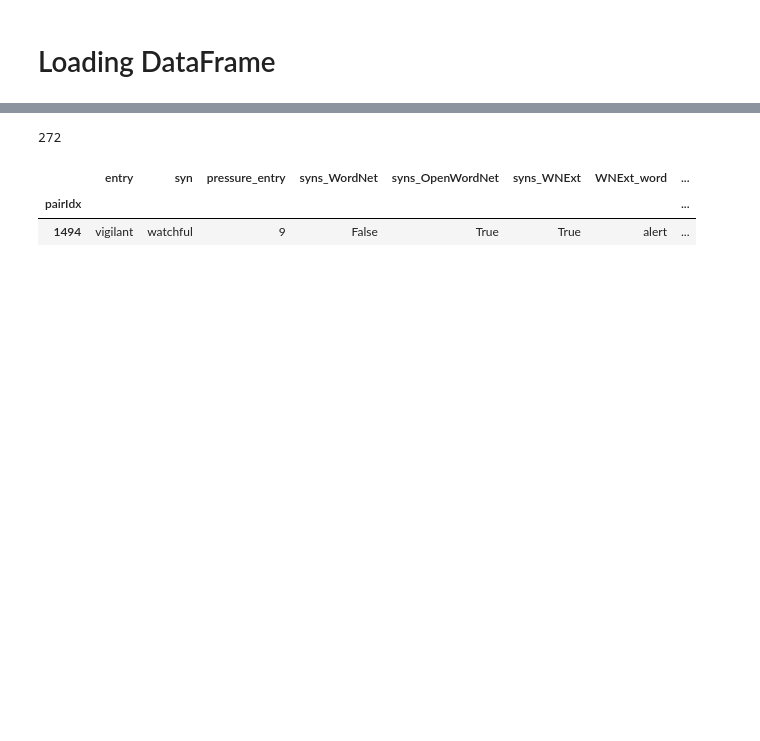
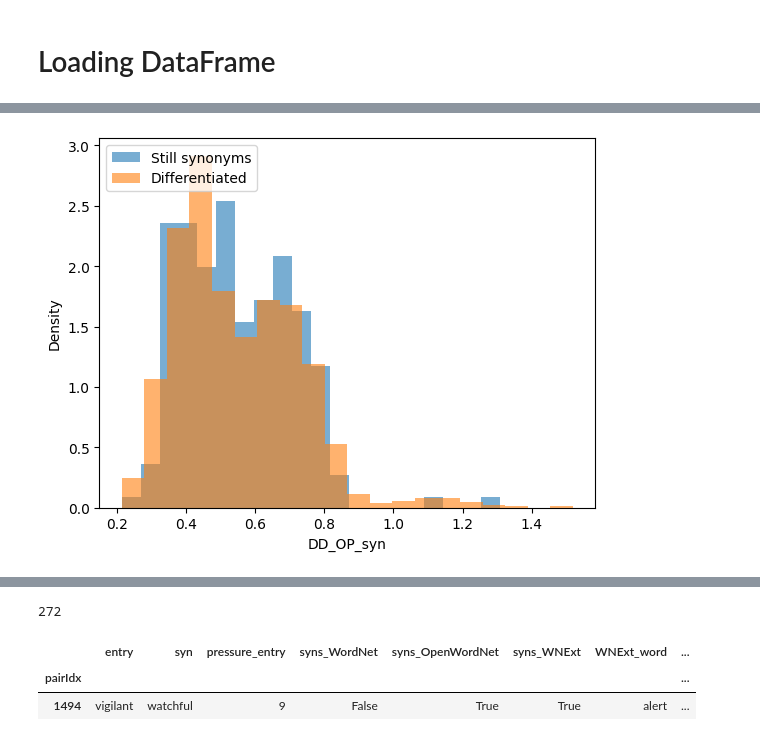
Before and after one commit to blietard/synonyms-semchange, a Jupyter notebook: analysing_synpairs.ipynb, the cells around one changed output, grey strips where cells are left out. Saved outputs shown, nothing was run; the diff lists cells and outputs as text; code cells hidden in the pictures; blank space fills up the shorter version.

```diff
--- a/analysing_synpairs.ipynb
+++ b/analysing_synpairs.ipynb
@@ -44,0 +45,26 @@ synpairs_df
+# %%
+feat = 'DD_OP_syn'
+
+synpairs_df[synpairs_df.syns_WordNet][feat].plot.hist(density=True, bins=20, alpha=0.6,  label='Still synonyms')
+synpairs_df[~synpairs_df.syns_WordNet][feat].plot.hist(density=True, bins=20, alpha=0.6,  label='Differentiated')
+plt.ylabel('Density')
+plt.xlabel(feat)
+plt.legend(loc='upper left')
+plt.show()
+
+# counts_total = synpairs_df[feat].value_counts().sort_index()
+# labels = counts_total.index
+# labels_dict = dict(zip(labels,range(len(labels))))
+# counts_lpc = synpairs_df[synpairs_df.syns_WordNet][feat].value_counts().sort_index()
+# counts_ld = synpairs_df[~synpairs_df.syns_WordNet][feat].value_counts().sort_index()
+
+# plt.bar(x=[labels_dict[l] for l in counts_lpc.index] , height=counts_lpc/len(synpairs_df[synpairs_df.syns_WordNet]), alpha=0.5,  label='Still synonyms' )
+# plt.bar(x=[labels_dict[l] for l in counts_ld.index] , height=counts_ld/len(synpairs_df[~synpairs_df.syns_WordNet]), alpha=0.5,  label='Differentiated' )
+# plt.yticks(np.arange(11)/10)
+# plt.xticks(range(len(labels)),labels=labels)
+# plt.ylabel('Proportion')
+# plt.xlabel(feat)
+# plt.legend(loc='upper right')
+# plt.show()
+# %% [output]
+[figure, added]
```
Also changed, not shown: parts of 5 cells of this notebook, 8 other files.
